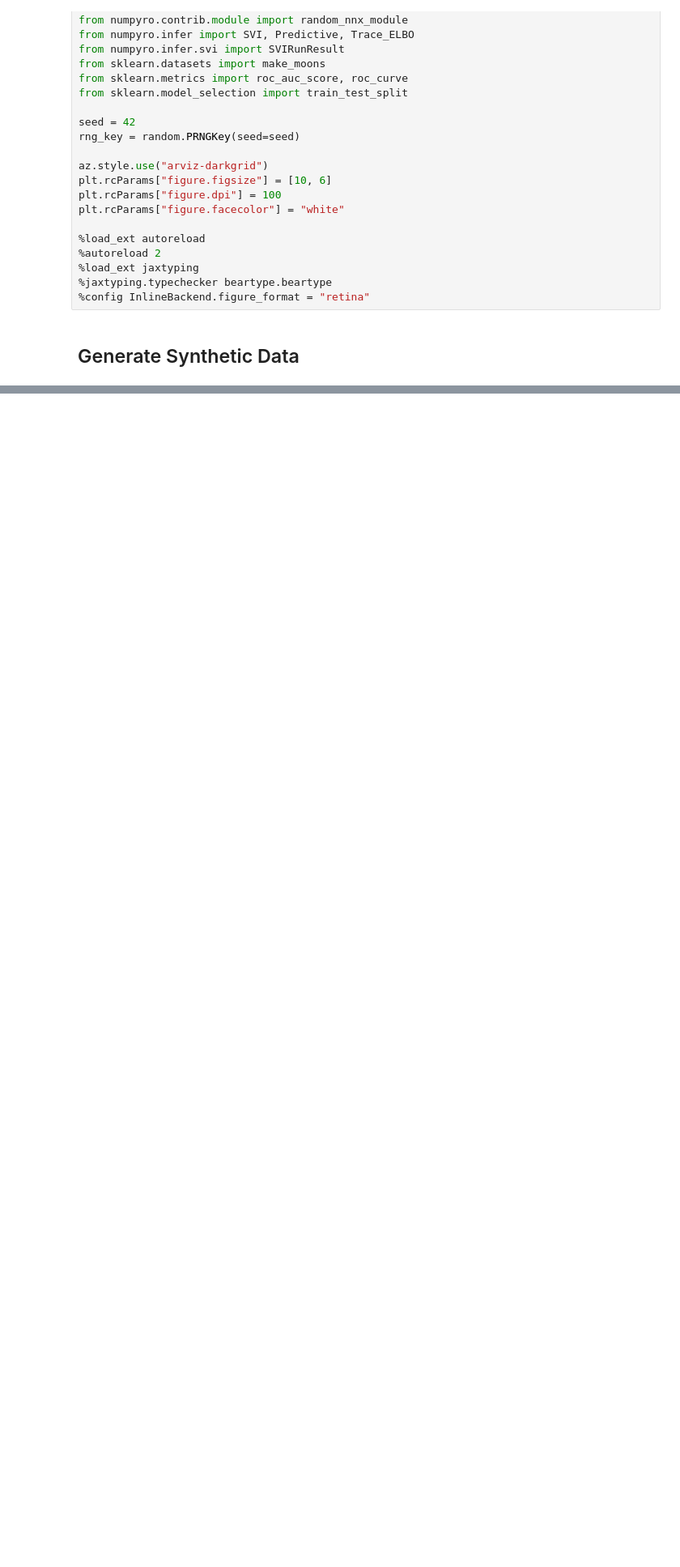
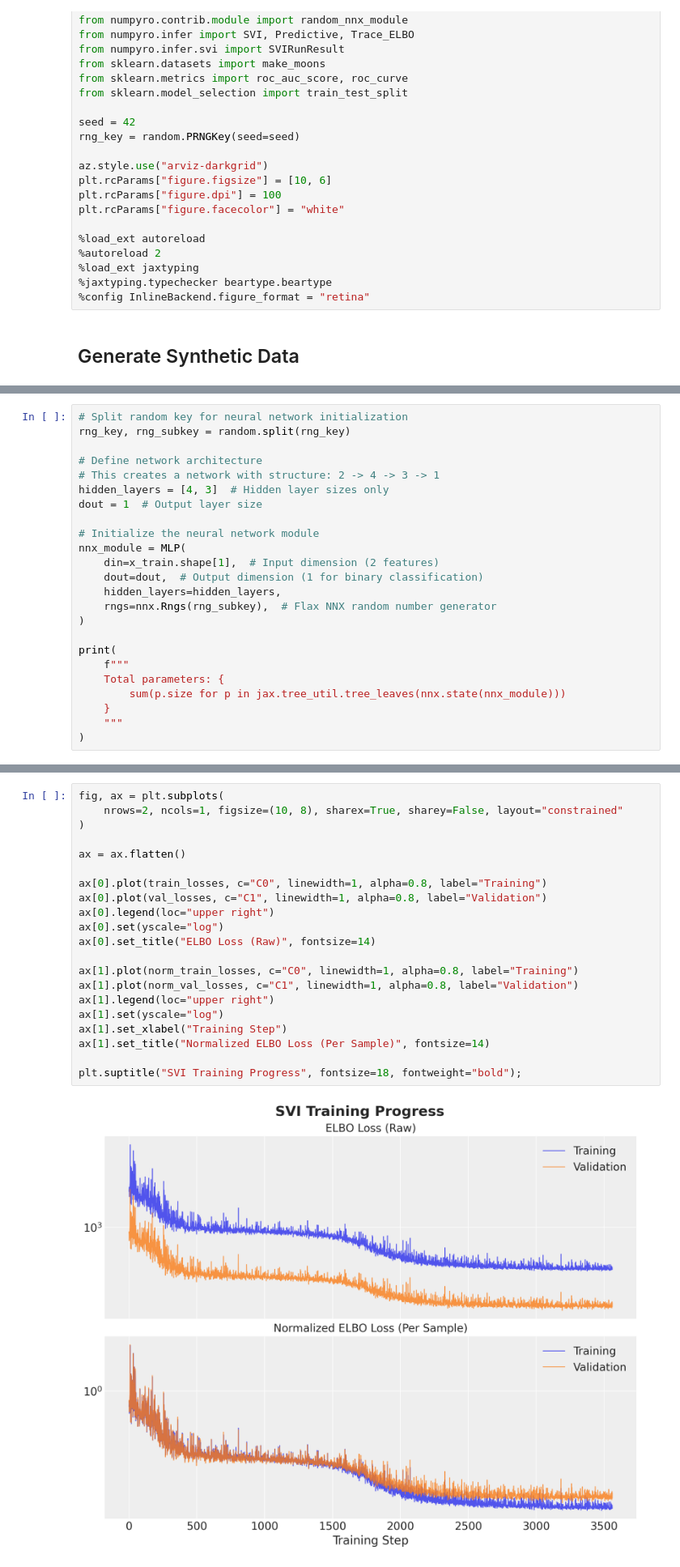
Before and after one commit to juanitorduz/website_projects, a Jupyter notebook: Python/intro_svi.ipynb, the cells around one changed output, grey strips where cells are left out. Shown at 81% size. Saved outputs shown, nothing was run; the diff lists cells and outputs as text; blank space fills up the shorter version.

```diff
--- a/Python/intro_svi.ipynb
+++ b/Python/intro_svi.ipynb
@@ -461,0 +282,24 @@ fpr_test, tpr_test, thresholds_test = xr.apply_ufunc(
+# %%
+# Split random key for neural network initialization
+rng_key, rng_subkey = random.split(rng_key)
+
+# Define network architecture
+# This creates a network with structure: 2 -> 4 -> 3 -> 1
+hidden_layers = [4, 3]  # Hidden layer sizes only
+dout = 1  # Output layer size
+
+# Initialize the neural network module
+nnx_module = MLP(
+    din=x_train.shape[1],  # Input dimension (2 features)
+    dout=dout,  # Output dimension (1 for binary classification)
+    hidden_layers=hidden_layers,
+    rngs=nnx.Rngs(rng_subkey),  # Flax NNX random number generator
+)
+
+print(
+    f"""
+    Total parameters: {
+        sum(p.size for p in jax.tree_util.tree_leaves(nnx.state(nnx_module)))
+    }
+    """
+)
@@ -461,0 +746,23 @@ fpr_test, tpr_test, thresholds_test = xr.apply_ufunc(
+# %%
+fig, ax = plt.subplots(
+    nrows=2, ncols=1, figsize=(10, 8), sharex=True, sharey=False, layout="constrained"
+)
+
+ax = ax.flatten()
+
+ax[0].plot(train_losses, c="C0", linewidth=1, alpha=0.8, label="Training")
+ax[0].plot(val_losses, c="C1", linewidth=1, alpha=0.8, label="Validation")
+ax[0].legend(loc="upper right")
+ax[0].set(yscale="log")
+ax[0].set_title("ELBO Loss (Raw)", fontsize=14)
+
+ax[1].plot(norm_train_losses, c="C0", linewidth=1, alpha=0.8, label="Training")
+ax[1].plot(norm_val_losses, c="C1", linewidth=1, alpha=0.8, label="Validation")
+ax[1].legend(loc="upper right")
+ax[1].set(yscale="log")
+ax[1].set_xlabel("Training Step")
+ax[1].set_title("Normalized ELBO Loss (Per Sample)", fontsize=14)
+
+plt.suptitle("SVI Training Progress", fontsize=18, fontweight="bold");
+# %% [output]
+[figure, added]
```
Also changed, not shown: parts of 46 cells of this notebook, 1 other file.
